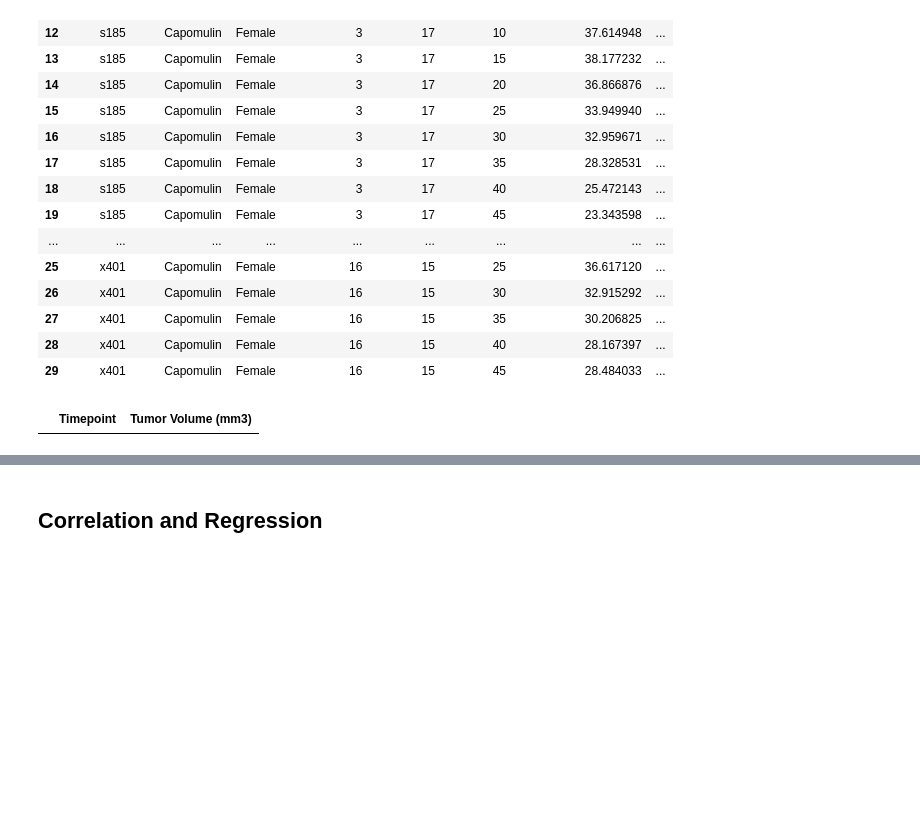
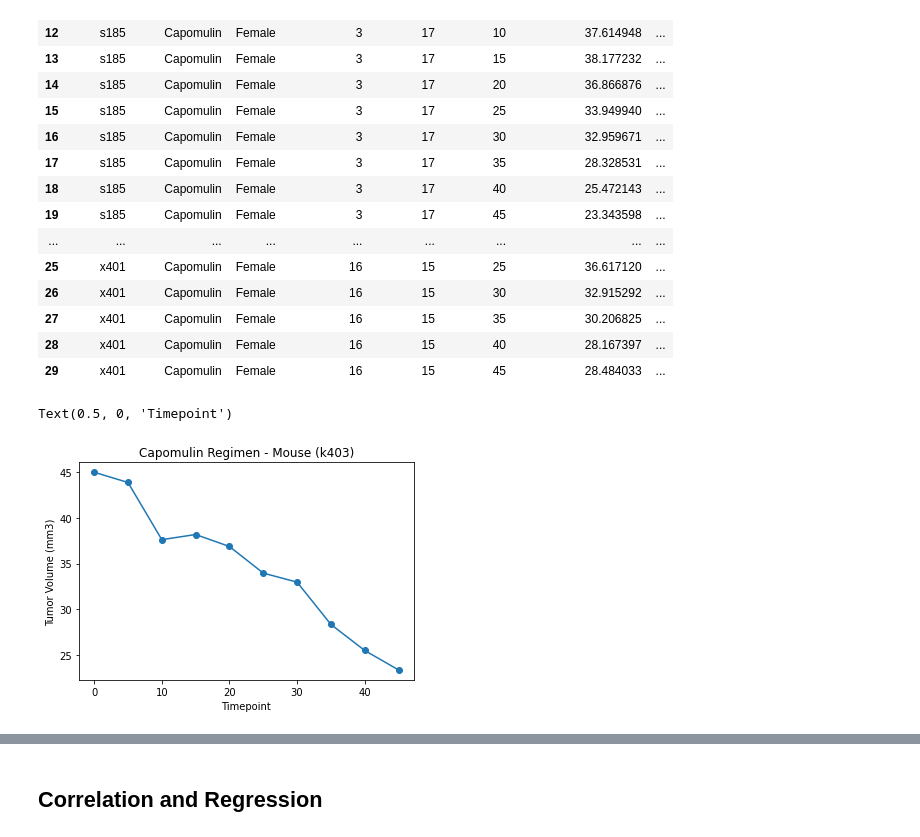
Before and after one commit to fasahathsyeda/Matplotlib-challenge, a Jupyter notebook: Pymaceuticals/pymaceuticals_starter.ipynb, the cells around one changed output, grey strips where cells are left out. Cells and saved outputs as stored; diff of their text form; code cells hidden in the pictures; blank space fills up the shorter version.

Commit message:
saving images

```diff
--- a/Pymaceuticals/pymaceuticals_starter.ipynb
+++ b/Pymaceuticals/pymaceuticals_starter.ipynb
@@ -336,11 +337,12 @@ combine_data_clean.loc[combine_data_clean['Drug Regimen']=='Capomulin'].head(20)
 # %%
 # Generate a line plot of time point versus tumor volume for a mouse treated with Capomulin
 s185_mouse = combine_data_clean[['Timepoint', 'Tumor Volume (mm3)']].loc[(combine_data_clean['Drug Regimen'] == 'Capomulin') & (combine_data_clean['Mouse ID']=='s185')]
 s185_mouse
 
-#plt.plot(k403_mouse['Timepoint'], k403_mouse['Tumor Volume (mm3)'], marker='o')
-#plt.title("Capomulin Regimen - Mouse (k403)")
-#plt.ylabel("Tumor Volume (mm3)")
-#plt.xlabel("Timepoint")
+plt.plot(s185_mouse['Timepoint'], s185_mouse['Tumor Volume (mm3)'], marker='o')
+plt.title("Capomulin Regimen - Mouse (k403)")
+plt.ylabel("Tumor Volume (mm3)")
+plt.xlabel("Timepoint")
 # %% [output]
-|  | Timepoint | Tumor Volume (mm3) |
+Text(0.5, 0, 'Timepoint')
+[figure, added]
```
Also changed, not shown: parts of 5 cells of this notebook, 1 other file.
